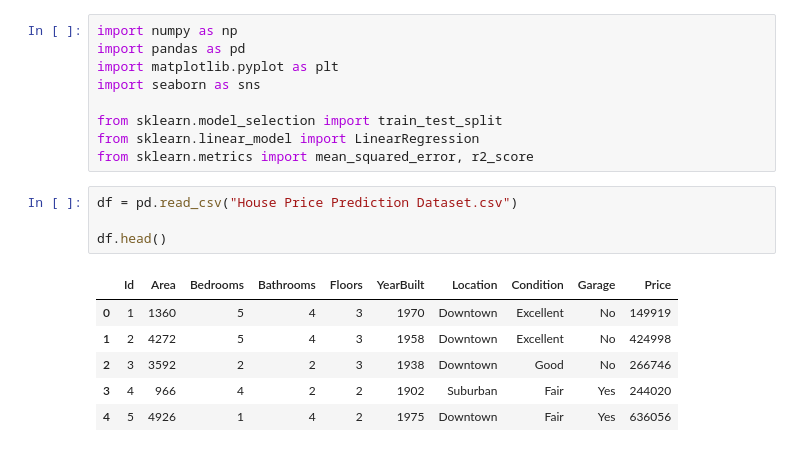
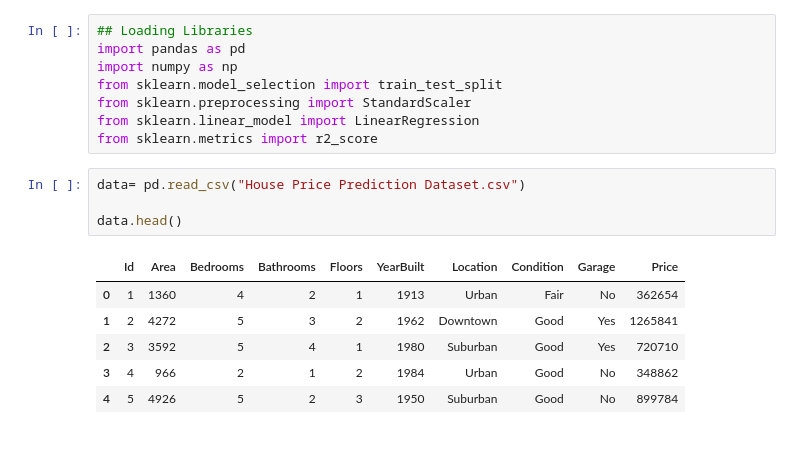
Before and after one commit to dhanush7842-developer/House-Price-Prediction-using-Linear-Regression, a Jupyter notebook: Linear Regression.ipynb, the cells around one changed output. Drawn from its saved outputs; the diff is of its cells as text.

Commit message:
Update dataset and notebook to reach 93.8 percent R2 score

```diff
--- a/Linear Regression.ipynb
+++ b/Linear Regression.ipynb
@@ -1,21 +1,20 @@
 # %%
+## Loading Libraries
+import pandas as pd
 import numpy as np
-import pandas as pd
-import matplotlib.pyplot as plt
-import seaborn as sns
-
 from sklearn.model_selection import train_test_split
+from sklearn.preprocessing import StandardScaler
 from sklearn.linear_model import LinearRegression
-from sklearn.metrics import mean_squared_error, r2_score
+from sklearn.metrics import r2_score
 # %%
-df = pd.read_csv("House Price Prediction Dataset.csv")
+data= pd.read_csv("House Price Prediction Dataset.csv")
 
-df.head()
+data.head()
 # %% [output]
 |  | Id | Area | Bedrooms | Bathrooms | Floors | YearBuilt | Location | Condition | Garage | Price |
-| 0 | 1 | 1360 | 5 | 4 | 3 | 1970 | Downtown | Excellent | No | 149919 |
-| 1 | 2 | 4272 | 5 | 4 | 3 | 1958 | Downtown | Excellent | No | 424998 |
-| 2 | 3 | 3592 | 2 | 2 | 3 | 1938 | Downtown | Good | No | 266746 |
-| 3 | 4 | 966 | 4 | 2 | 2 | 1902 | Suburban | Fair | Yes | 244020 |
-| 4 | 5 | 4926 | 1 | 4 | 2 | 1975 | Downtown | Fair | Yes | 636056 |
+| 0 | 1 | 1360 | 4 | 2 | 1 | 1913 | Urban | Fair | No | 362654 |
+| 1 | 2 | 4272 | 5 | 3 | 2 | 1962 | Downtown | Good | Yes | 1265841 |
+| 2 | 3 | 3592 | 5 | 4 | 1 | 1980 | Suburban | Good | Yes | 720710 |
+| 3 | 4 | 966 | 2 | 1 | 2 | 1984 | Urban | Good | No | 348862 |
+| 4 | 5 | 4926 | 5 | 2 | 3 | 1950 | Suburban | Good | No | 899784 |
 # %%
```
Also changed, not shown: parts of 17 cells of this notebook, 2 other files.
